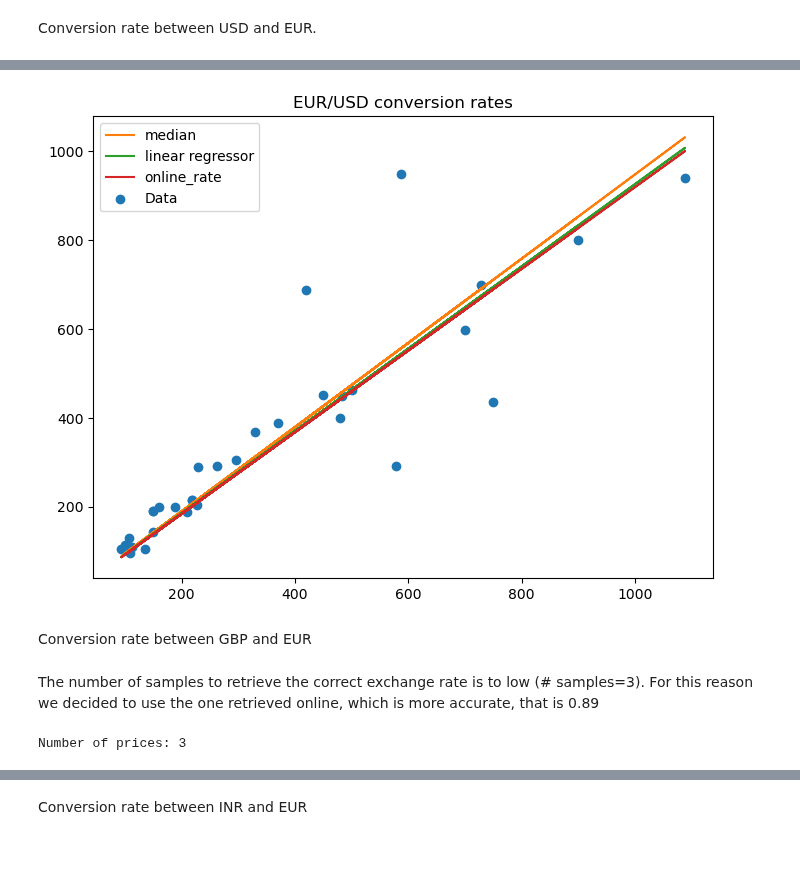
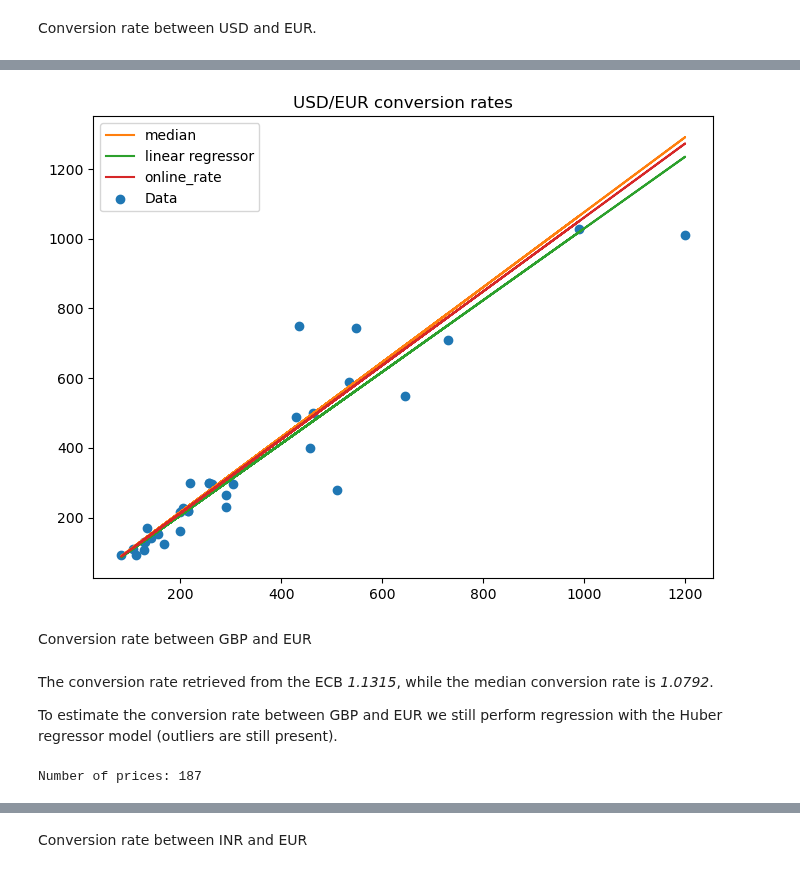
Before and after one commit to Valendrew/counterfactual-explanations, a Jupyter notebook: data_preprocessing.ipynb, the cells around one changed output, grey strips where cells are left out. Cells and saved outputs as stored; diff of their text form; code cells hidden in the pictures.

```diff
--- a/data_preprocessing.ipynb
+++ b/data_preprocessing.ipynb
@@ -260,7 +246,8 @@ Number of outliers: 11
 # %%
-from sklearn.model_selection import RandomizedSearchCV
-
-X, y = prices_ext["eur"].values.reshape(-1, 1), prices_ext[curr.lower()].values
+# split in train and test
+# train, test = util_data.split_train_test(prices_ext, test_size=0.2, rng=rng)
+X_train, y_train = train[curr.lower()].values.reshape(-1, 1), train["eur"].values
+X_test, y_test = test[curr.lower()].values.reshape(-1, 1), test["eur"].values
 
 params = {
     "epsilon": np.linspace(1, 2, num=10),
@@ -269,8 +256,8 @@ params = {
     "fit_intercept": [False],
     "tol": np.linspace(1e-5, 1e-4, num=10)
 }
-scoring = ["neg_root_mean_squared_error", "r2"]
-rscv = RandomizedSearchCV(HuberRegressor(), params, n_iter=20, scoring=scoring, n_jobs=-1,
+scoring = ["neg_mean_absolute_error", "r2"]
+rscv = RandomizedSearchCV(HuberRegressor(), params, n_iter=100, scoring=scoring, n_jobs=-1,
                           refit="r2", cv=5, verbose=2, error_score=np.nan)
-rscv.fit(X, y)
+rscv.fit(X_train, y_train)
 # %% [output]
@@ -327,0 +278,6 @@ Name: 7, dtype: object
+# %%
+usd_results = pd.DataFrame(rscv.cv_results_).sort_values("rank_test_neg_mean_absolute_error")
+usd_sorted_r2= usd_results.sort_values(by="std_test_r2")
+usd_sorted_rmse = usd_results.sort_values(by="std_test_neg_mean_absolute_error")
+cols = ["std_test_r2", "mean_test_r2", "mean_test_neg_mean_absolute_error", "std_test_neg_mean_absolute_error"]
+usd_results.iloc[:5][cols]
@@ -328,12 +328,11 @@ Name: 7, dtype: object
 # %%
-X, y = prices_ext["eur"].values.reshape(-1, 1), prices_ext[curr.lower()].values
+rate_train = train["eur"] / train[curr.lower()]
 
 model_median = util_models.FixedLinearRegressor(
-    conversion_rate.median(), fit_intercept=False
+    rate_train.median(), fit_intercept=False
 )
-model_fit = HuberRegressor(fit_intercept=False, tol=0.00004, alpha=0.015, epsilon=1.67)
-model_rate = util_models.FixedLinearRegressor(1.14 - 0.22, fit_intercept=False)
+model_fit = HuberRegressor(**usd_results.iloc[0]["params"])
+model_rate = util_models.FixedLinearRegressor(0.8694*1.22, fit_intercept=False)
 
 models = [model_median, model_fit, model_rate]
 names = ["median", "linear regressor", "online_rate"]
-X_test, y_test, y_preds = util_models.compare_models(X, y, models, names, rng=rng)
@@ -354,0 +339,2 @@ online_rate MAE: 62.40
+# %%
+y_preds = util_models.compare_models(X_train, y_train, X_test, y_test, models, names)
@@ -355,16 +356,21 @@ online_rate MAE: 62.40
 # %%
 # plot the data
 util_plot.plot_compare_models(
-    X_test, y_test, y_preds, names, f"EUR/{curr} conversion rates"
+    X_test, y_test, y_preds, names, f"{curr}/EUR conversion rates"
 )
 # %% [output]
-[figure, old version]
+[figure, new version]
 # %% [markdown]
 Conversion rate between GBP and EUR
-# %% [markdown]
-The number of samples to retrieve the correct exchange rate is to low (# samples=3). For this reason we decided to use the one retrieved online, which is more accurate, that is 0.89
+# %% [markdown]
+The conversion rate retrieved from the ECB *1.1315*, while the median conversion rate is *1.0792*.
+
+To estimate the conversion rate between GBP and EUR we still perform regression with the Huber regressor model (outliers are still present).
 # %%
 curr = "GBP"
-prices_ext, conversion_rate = util_preprocess.extract_prices_rate(curr, misc_price)
+prices_ext, conversion_rate = util_preprocess.extract_prices_rate(curr, misc_price, first_eur=False)
+
+# add the year to the conversion rate
+conv_rate_year = pd.concat([conversion_rate, ser_year.loc[conversion_rate.index]], axis=1)
 # %% [output]
-Number of prices: 3
+Number of prices: 187
```
Also changed, not shown: parts of 111 cells of this notebook, 3 other files.
